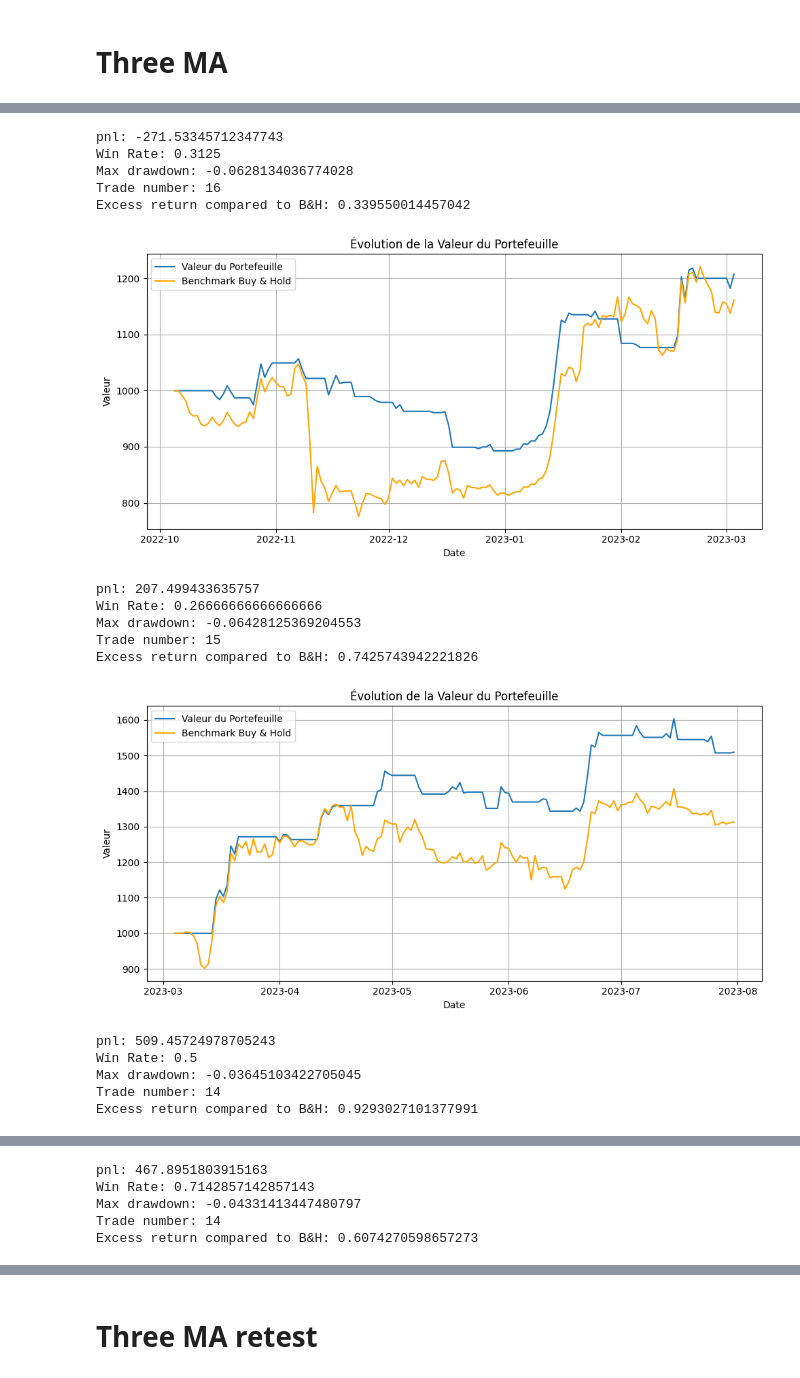
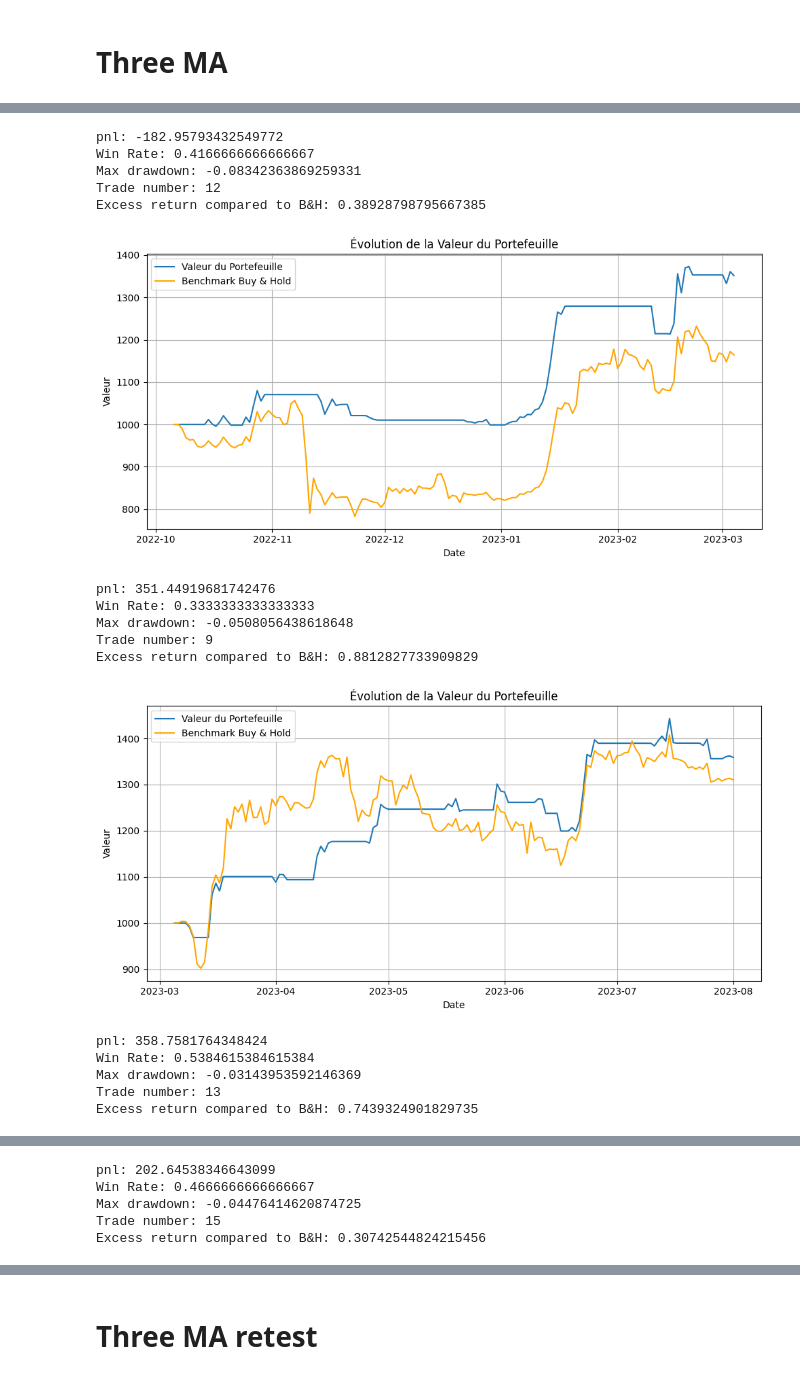
Before and after one commit to Romathonat/MTAL, a Jupyter notebook: notebooks/backtest.ipynb, the cells around one changed output, grey strips where cells are left out. Saved outputs shown, nothing was run; the diff lists cells and outputs as text; code cells hidden in the pictures.

```diff
--- a/notebooks/backtest.ipynb
+++ b/notebooks/backtest.ipynb
@@ -327,9 +327,9 @@ cryptos = get_spot_pairs()
 df = get_pair_df(pair="BTCUSDT", limit=900, frequency="1d")
 ranges = {
         "short_ma": range(1, 6),
-        "mid_ma": range(6, 10),
-        "long_ma": range(10, 40),
-        "ma_type": ["ema", "hma"],
+        "mid_ma": range(8, 20),
+        "long_ma": range(10, 50),
+        "ma_type": ["hma", "ema"],
 }
 
 results = WalkForward(df, ThreeMA, ranges).run()
@@ -346,17 +346,17 @@ for df, result in results:
-pnl: -271.53345712347743
-Win Rate: 0.3125
-Max drawdown: -0.0628134036774028
-Trade number: 16
-Excess return compared to B&H: 0.339550014457042
+pnl: -182.95793432549772
+Win Rate: 0.4166666666666667
+Max drawdown: -0.08342363869259331
+Trade number: 12
+Excess return compared to B&H: 0.38928798795667385
-[figure, old version]
+[figure, new version]
-pnl: 207.499433635757
-Win Rate: 0.26666666666666666
-Max drawdown: -0.06428125369204553
-Trade number: 15
-Excess return compared to B&H: 0.7425743942221826
+pnl: 351.44919681742476
+Win Rate: 0.3333333333333333
+Max drawdown: -0.0508056438618648
+Trade number: 9
+Excess return compared to B&H: 0.8812827733909829
-[figure, old version]
+[figure, new version]
-pnl: 509.45724978705243
-Win Rate: 0.5
-Max drawdown: -0.03645103422705045
-Trade number: 14
-Excess return compared to B&H: 0.9293027101377991
+pnl: 358.7581764348424
+Win Rate: 0.5384615384615384
+Max drawdown: -0.03143953592146369
+Trade number: 13
+Excess return compared to B&H: 0.7439324901829735
@@ -364,5 +364,5 @@ Excess return compared to B&H: 0.9293027101377991
-pnl: 467.8951803915163
-Win Rate: 0.7142857142857143
-Max drawdown: -0.04331413447480797
-Trade number: 14
-Excess return compared to B&H: 0.6074270598657273
+pnl: 202.64538346643099
+Win Rate: 0.4666666666666667
+Max drawdown: -0.04476414620874725
+Trade number: 15
+Excess return compared to B&H: 0.30742544824215456
```
Also changed, not shown: parts of 1 cell of this notebook, 3 other files.
